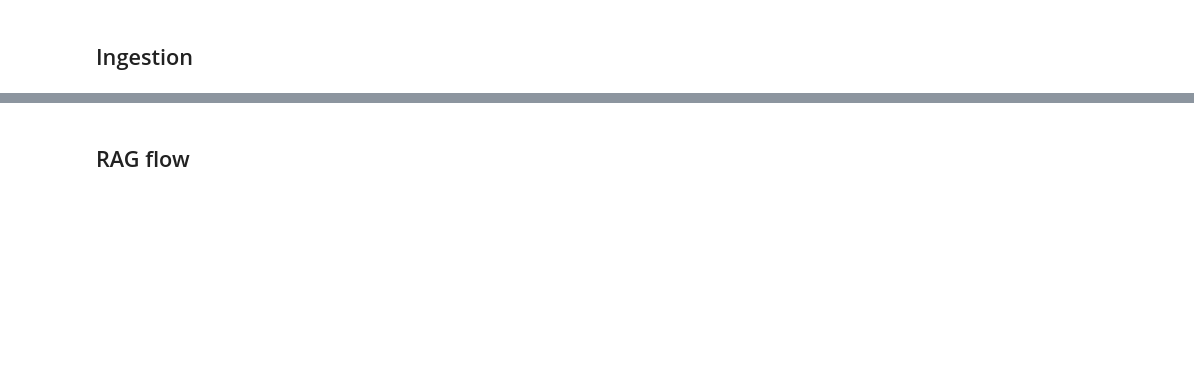
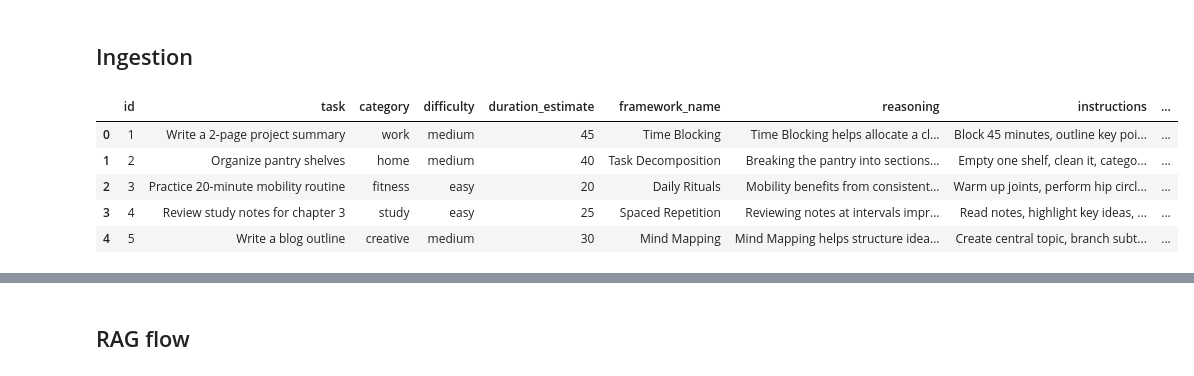
Before and after one commit to thepassant/productivity_advisor, a Jupyter notebook: notebooks/rag.ipynb, the cells around one changed output, grey strips where cells are left out. Cells and saved outputs as stored; diff of their text form; code cells hidden in the pictures; blank space fills up the shorter version.

```diff
--- a/notebooks/rag.ipynb
+++ b/notebooks/rag.ipynb
@@ -6,4 +6,12 @@ import minsearch
 ## Ingestion
 # %%
 df = pd.read_csv('../data/cleaned_data.csv')
+df.head()
+# %% [output]
+|  | id | task | category | difficulty | duration_estimate | framework_name | reasoning | instructions | ... |
+| 0 | 1 | Write a 2-page project summary | work | medium | 45 | Time Blocking | Time Blocking helps allocate a cl... | Block 45 minutes, outline key poi... | ... |
+| 1 | 2 | Organize pantry shelves | home | medium | 40 | Task Decomposition | Breaking the pantry into sections... | Empty one shelf, clean it, catego... | ... |
+| 2 | 3 | Practice 20-minute mobility routine | fitness | easy | 20 | Daily Rituals | Mobility benefits from consistent... | Warm up joints, perform hip circl... | ... |
+| 3 | 4 | Review study notes for chapter 3 | study | easy | 25 | Spaced Repetition | Reviewing notes at intervals impr... | Read notes, highlight key ideas, ... | ... |
+| 4 | 5 | Write a blog outline | creative | medium | 30 | Mind Mapping | Mind Mapping helps structure idea... | Create central topic, branch subt... | ... |
 # %%
```
Also changed, not shown: parts of 56 cells of this notebook, 7 other files.
